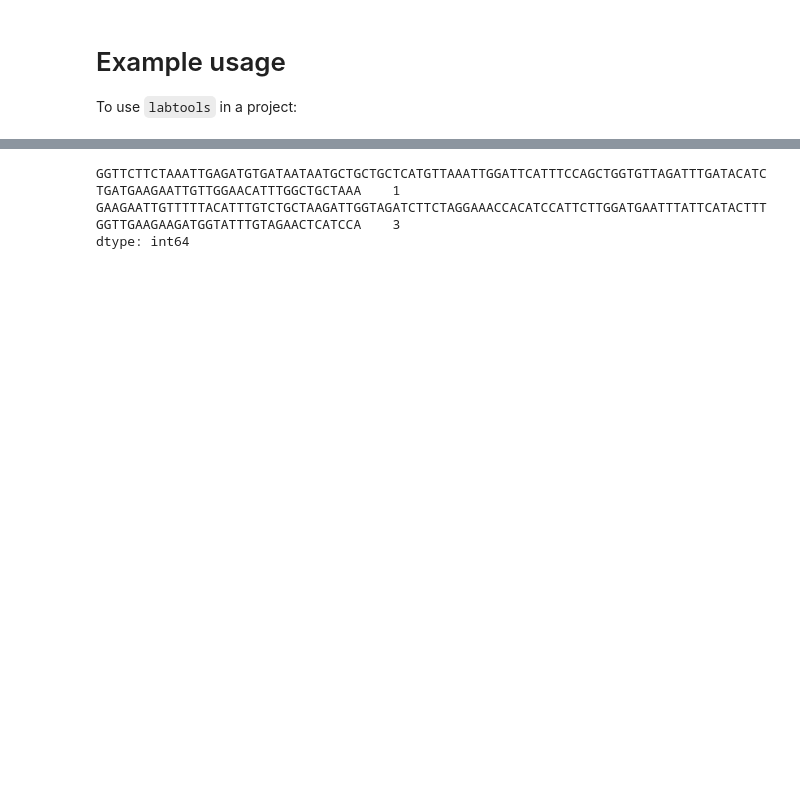
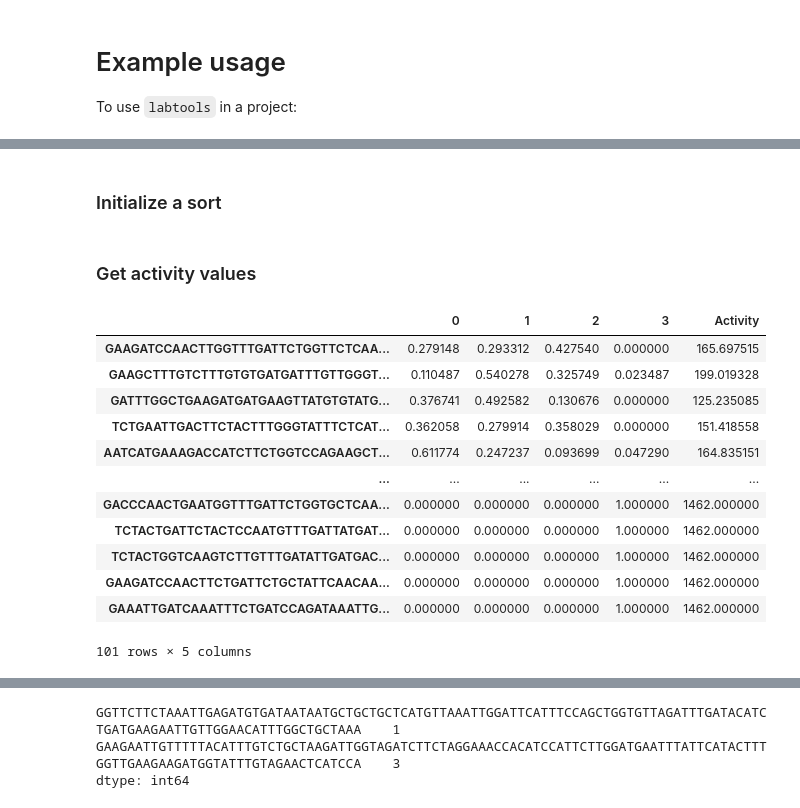
Before and after one commit to staller-lab/labtools, a Jupyter notebook: docs/example.ipynb, the cells around one changed output, grey strips where cells are left out. Cells and saved outputs as stored; diff of their text form; code cells hidden in the pictures; blank space fills up the shorter version.

```diff
--- a/docs/example.ipynb
+++ b/docs/example.ipynb
@@ -35,0 +55,27 @@ from labtools.adtools import seqlib
+# %% [markdown]
+### Initialize a sort
+# %%
+my_sort = sort.Sort(["../exampledata/bin1.fastq", "../exampledata/bin2.fastq", "../exampledata/bin3.fastq",
+                "../exampledata/bin4.fastq"], bin_counts = [100000,100000,100000,100000],
+               bin_values = [61,141,251,1462], design_file = "../exampledata/unique_seqs.csv")
+# %% [markdown]
+### Get activity values
+# %%
+activities, total_reads, reads_per_bin = my_sort.process()
+# %%
+# activity + normalized abundance in each bin
+activities
+# %% [output]
+|  | 0 | 1 | 2 | 3 | Activity |
+| GAAGATCCAACTTGGTTTGATTCTGGTTCTCAA... | 0.279148 | 0.293312 | 0.427540 | 0.000000 | 165.697515 |
+| GAAGCTTTGTCTTTGTGTGATGATTTGTTGGGT... | 0.110487 | 0.540278 | 0.325749 | 0.023487 | 199.019328 |
+| GATTTGGCTGAAGATGATGAAGTTATGTGTATG... | 0.376741 | 0.492582 | 0.130676 | 0.000000 | 125.235085 |
+| TCTGAATTGACTTCTACTTTGGGTATTTCTCAT... | 0.362058 | 0.279914 | 0.358029 | 0.000000 | 151.418558 |
+| AATCATGAAAGACCATCTTCTGGTCCAGAAGCT... | 0.611774 | 0.247237 | 0.093699 | 0.047290 | 164.835151 |
+| ... | ... | ... | ... | ... | ... |
+| GACCCAACTGAATGGTTTGATTCTGGTGCTCAA... | 0.000000 | 0.000000 | 0.000000 | 1.000000 | 1462.000000 |
+| TCTACTGATTCTACTCCAATGTTTGATTATGAT... | 0.000000 | 0.000000 | 0.000000 | 1.000000 | 1462.000000 |
+| TCTACTGGTCAAGTCTTGTTTGATATTGATGAC... | 0.000000 | 0.000000 | 0.000000 | 1.000000 | 1462.000000 |
+| GAAGATCCAACTTCTGATTCTGCTATTCAACAA... | 0.000000 | 0.000000 | 0.000000 | 1.000000 | 1462.000000 |
+| GAAATTGATCAAATTTCTGATCCAGATAAATTG... | 0.000000 | 0.000000 | 0.000000 | 1.000000 | 1462.000000 |
+101 rows × 5 columns
```
Also changed, not shown: parts of 30 cells of this notebook, 6 other files.
